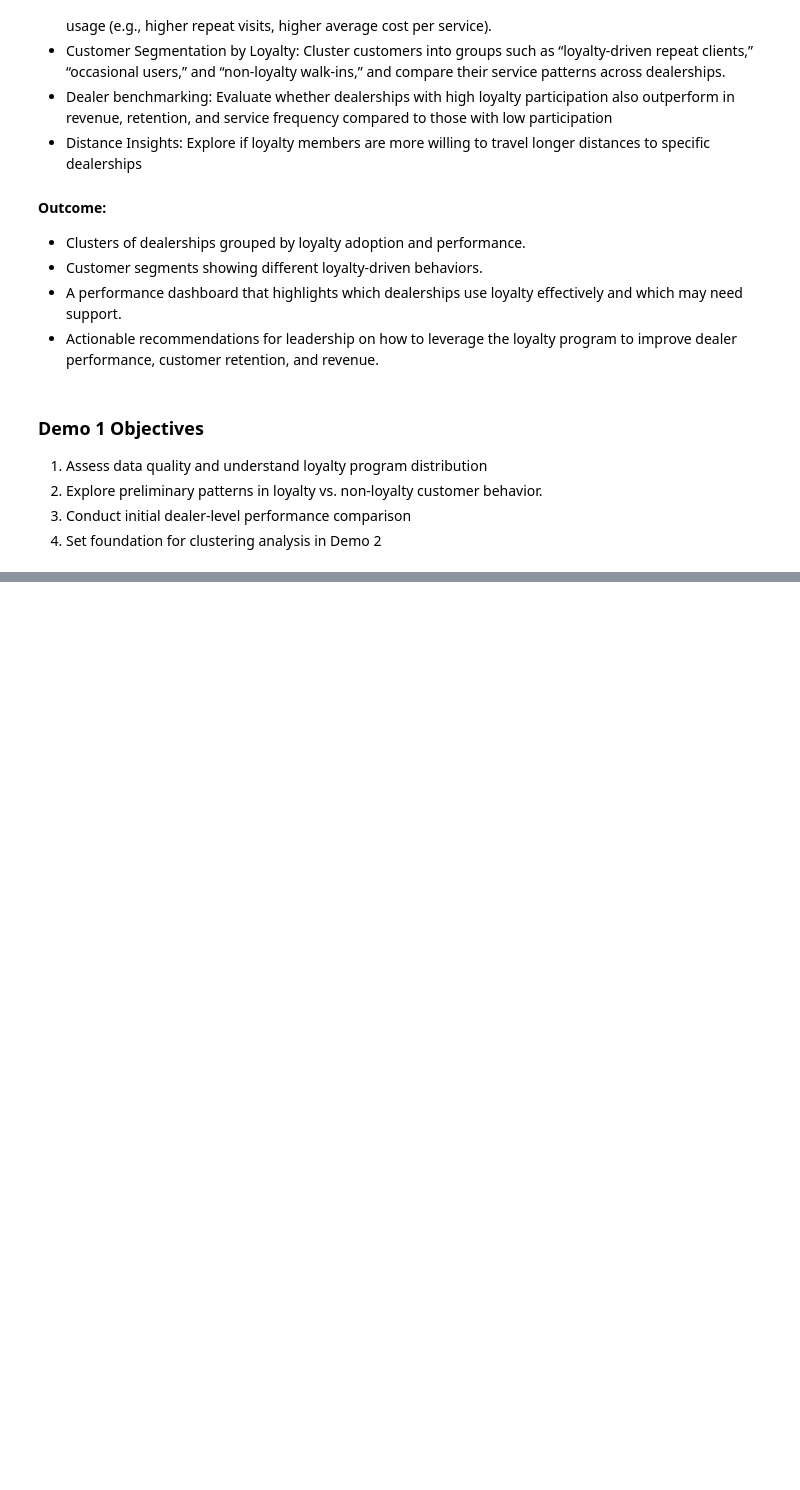
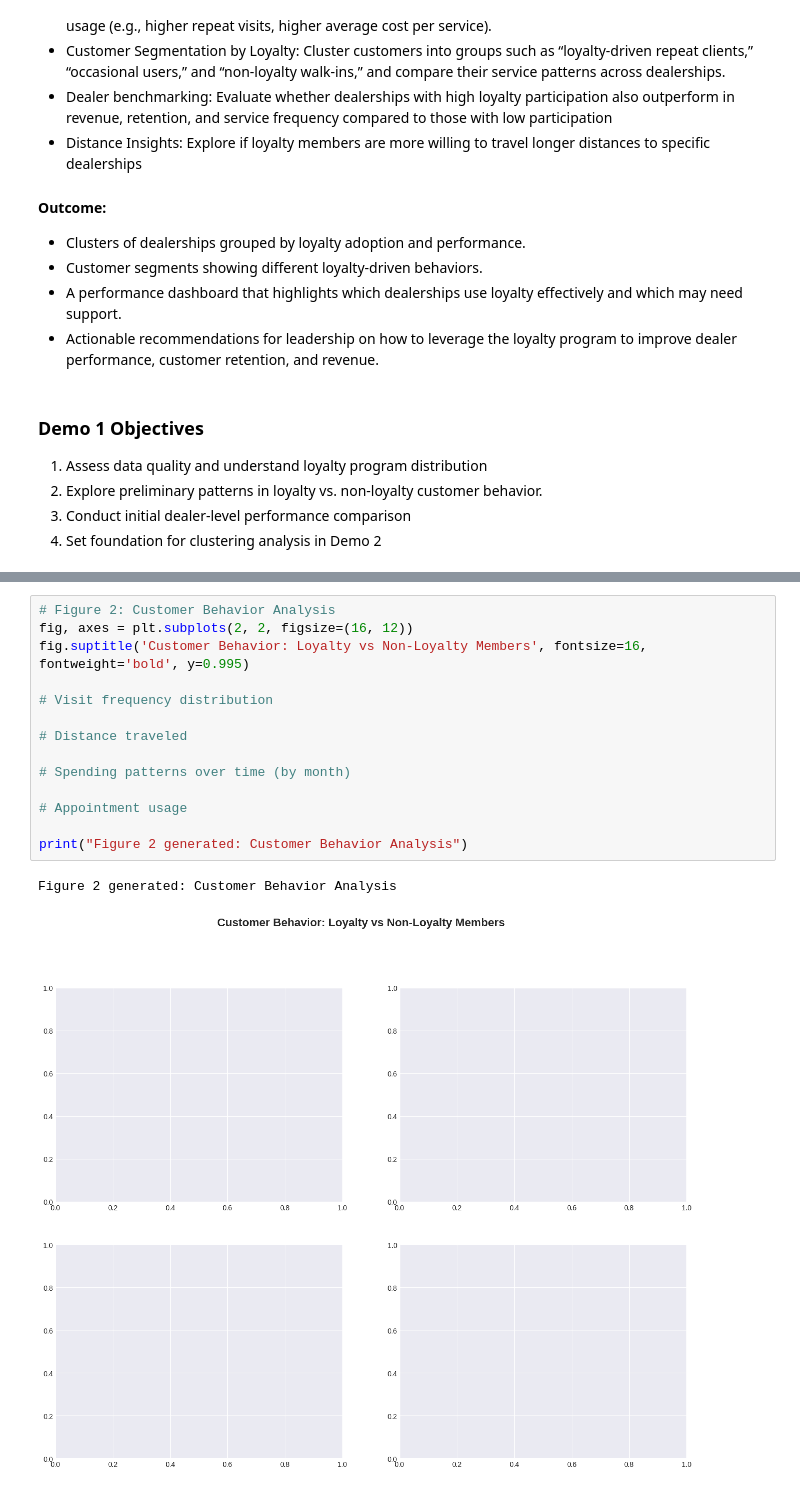
Before and after one commit to rbrabusa/cmpt3830_alpaca, a Jupyter notebook: cmpt3830_phase_1_go_auto.ipynb, the cells around one changed output, grey strips where cells are left out. Drawn from its saved outputs; the diff is of its cells as text; blank space fills up the shorter version.

```diff
--- a/cmpt3830_phase_1_go_auto.ipynb
+++ b/cmpt3830_phase_1_go_auto.ipynb
@@ -346,0 +359,17 @@ GoAuto_df.boxplot(column=['customer_pay','distance','year'])
+# %%
+# Figure 2: Customer Behavior Analysis
+fig, axes = plt.subplots(2, 2, figsize=(16, 12))
+fig.suptitle('Customer Behavior: Loyalty vs Non-Loyalty Members', fontsize=16, fontweight='bold', y=0.995)
+
+# Visit frequency distribution
+
+# Distance traveled
+
+# Spending patterns over time (by month)
+
+# Appointment usage
+
+print("Figure 2 generated: Customer Behavior Analysis")
+# %% [output]
+Figure 2 generated: Customer Behavior Analysis
+[figure, added]
```
Also changed, not shown: parts of 60 cells of this notebook.
